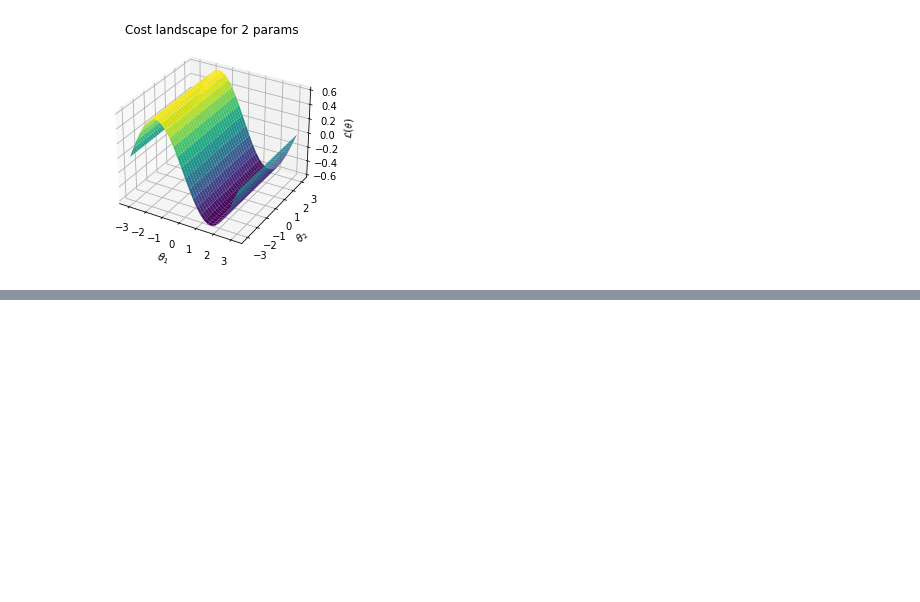
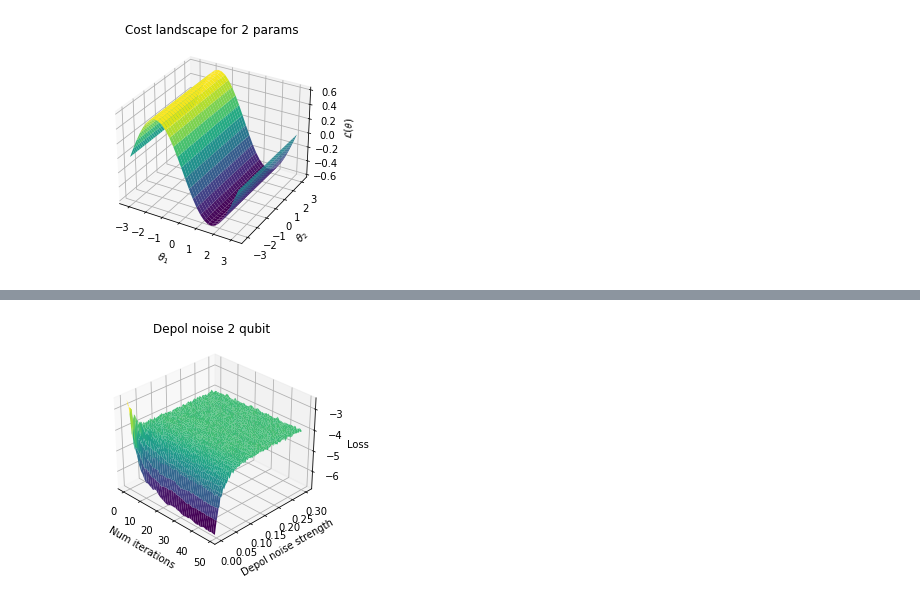
Before and after one commit to milanleonard/SCNC3102, a Jupyter notebook: Code/visualization.ipynb, the cells around one changed output, grey strips where cells are left out. Cells and saved outputs as stored; diff of their text form; code cells hidden in the pictures; blank space fills up the shorter version.

```diff
--- a/Code/visualization.ipynb
+++ b/Code/visualization.ipynb
@@ -93,0 +97,8 @@ X.shape
+# %%
+DepolNoise2Qubit = np.load("./datafiles/depolnoise2qubitadam.npy")
+Xs = np.arange(50)
+Ys = np.linspace(0.001,0.3,100)
+X, Y = np.meshgrid(Xs,Ys)
+plot_3d(X, Y, DepolNoise2Qubit, "Num iterations","Depol noise strength","Loss","Depol noise 2 qubit", 30, -45)
+# %% [output]
+[figure, added]
```
Also changed, not shown: parts of 12 cells of this notebook, 3 other files.
